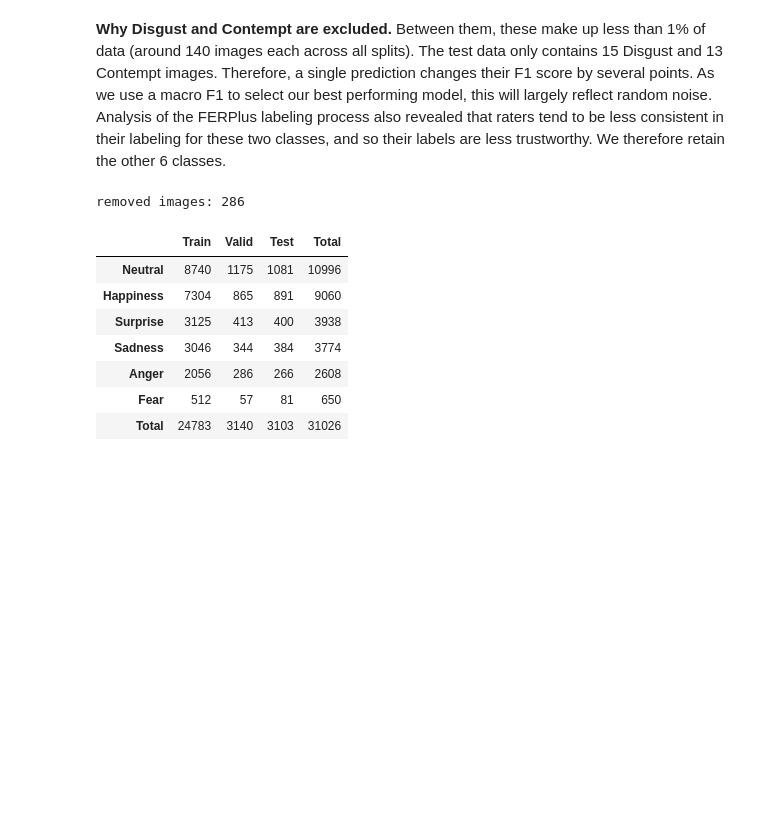
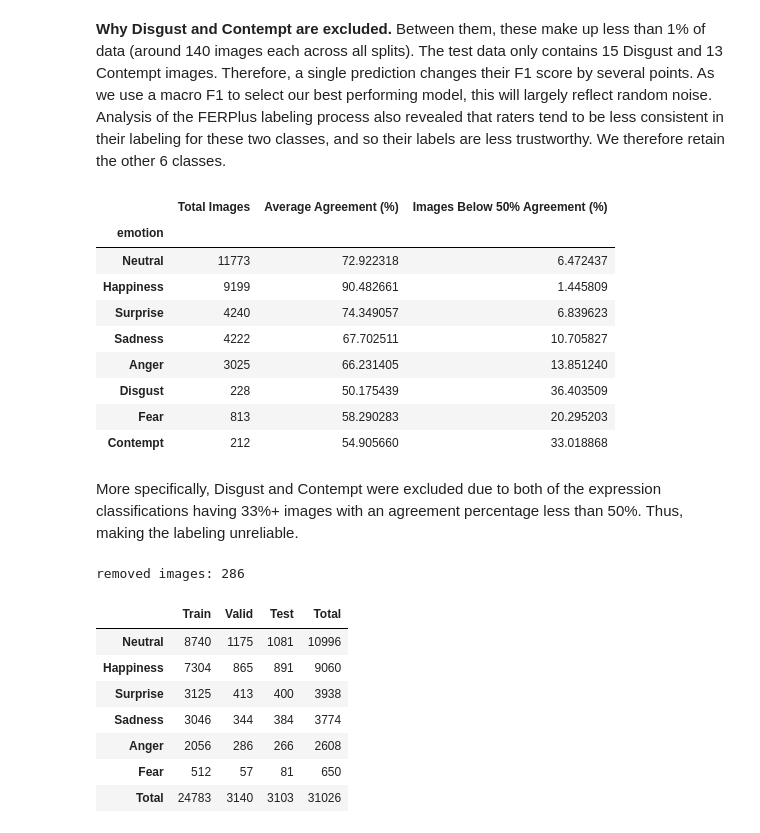
Before and after one commit to luizsusin/CSC7333_FERPLUS, a Jupyter notebook: notebooks/01_data_exploration.ipynb, the cells around one changed output. Saved outputs shown, nothing was run; the diff lists cells and outputs as text; code cells hidden in the pictures; blank space fills up the shorter version.

Commit message:
Added per-emotion annotator agreement analysis

```diff
--- a/notebooks/01_data_exploration.ipynb
+++ b/notebooks/01_data_exploration.ipynb
@@ -112,5 +115,84 @@ plt.show()
 # %% [markdown]
 **Why Disgust and Contempt are excluded.** Between them, these make up less than 1% of data (around 140 images each across all splits). The test data only contains 15 Disgust and 13 Contempt images. Therefore, a single prediction changes their F1 score by several points. As we use a macro F1 to select our best performing model, this will largely reflect random noise. Analysis of the FERPlus labeling process also revealed that raters tend to be less consistent in their labeling for these two classes, and so their labels are less trustworthy. We therefore retain the other 6 classes.
+# %%
+original_path = str(DATA_DIR).split("\\")[:-1]
+original_path = "\\".join(original_path) + "\\fer2013new.csv"
+
+votes_df = pd.read_csv(original_path)
+
+# Standardize column names
+votes_df.columns = votes_df.columns.str.strip().str.lower()
+
+# Calculate max votes and ties to select correctly classified facial expressions.
+
+emotion_columns = [
+    "neutral", "happiness", "surprise",
+    "sadness", "anger", "disgust",
+    "fear", "contempt", "unknown", "nf"
+]
+
+votes = votes = votes_df[emotion_columns].apply(
+    pd.to_numeric, errors="coerce"
+)
+
+total_votes = votes.sum(axis=1)
+max_votes = votes.max(axis=1)
+
+votes_df["agreement"] = (
+    max_votes / total_votes.replace(0, np.nan)
+)
+
+votes_df["tie"] = (
+    votes.eq(max_votes, axis=0).sum(axis=1) > 1
+)
+
+votes_df["emotion"] = votes.idxmax(axis=1)
+
+votes_df["low_agreement"] = (
+    votes_df["agreement"] < 0.5
+)
+
+# Create facial expressions agreement table.
+agreement_data = votes_df[
+    (~votes_df["tie"]) &
+    (total_votes > 0) &
+    (votes_df["emotion"].isin(emotion_columns[:8]))
+]
+
+agreement_table = agreement_data.groupby("emotion").agg(
+    Images=("agreement", "size"),
+    Average_Agreement=("agreement", "mean"),
+    Below_50=("low_agreement", "mean")
+)
+
+agreement_table["Average_Agreement"] *= 100
+agreement_table["Below_50"] *= 100
+
+agreement_table = agreement_table.rename(columns={
+    "Images": "Total Images",
+    "Average_Agreement": "Average Agreement (%)",
+    "Below_50": "Images Below 50% Agreement (%)"
+})
+
+agreement_table.index = agreement_table.index.str.capitalize()
+agreement_table = agreement_table.reindex(ALL_CLASSES)
+
+agreement_table.round(2)
+
+display(agreement_table)
+# %% [output]
+|  | Total Images | Average Agreement (%) | Images Below 50% Agreement (%) |
+| emotion |  |  |  |
+| Neutral | 11773 | 72.922318 | 6.472437 |
+| Happiness | 9199 | 90.482661 | 1.445809 |
+| Surprise | 4240 | 74.349057 | 6.839623 |
+| Sadness | 4222 | 67.702511 | 10.705827 |
+| Anger | 3025 | 66.231405 | 13.851240 |
+| Disgust | 228 | 50.175439 | 36.403509 |
+| Fear | 813 | 58.290283 | 20.295203 |
+| Contempt | 212 | 54.905660 | 33.018868 |
+# %% [markdown]
+More specifically, Disgust and Contempt were excluded due to both of the expression classifications having 33%+ images with an agreement percentage less than 50%. Thus, making the labeling unreliable.
 # %%
 data = {split: load_split(split, size=48) for split in SPLITS}
 
```
Also changed, not shown: parts of 5 cells of this notebook.
